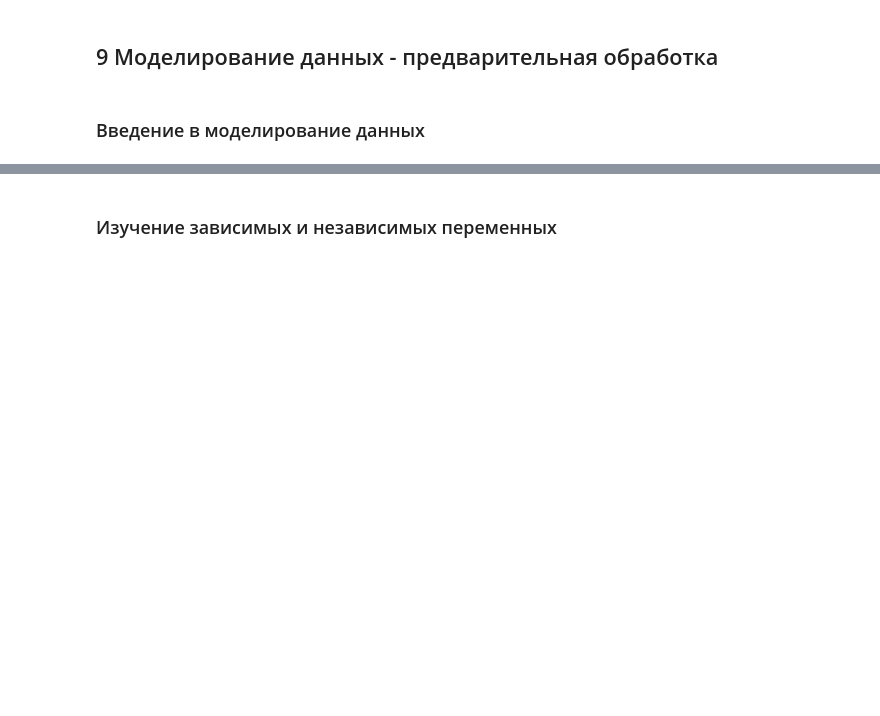
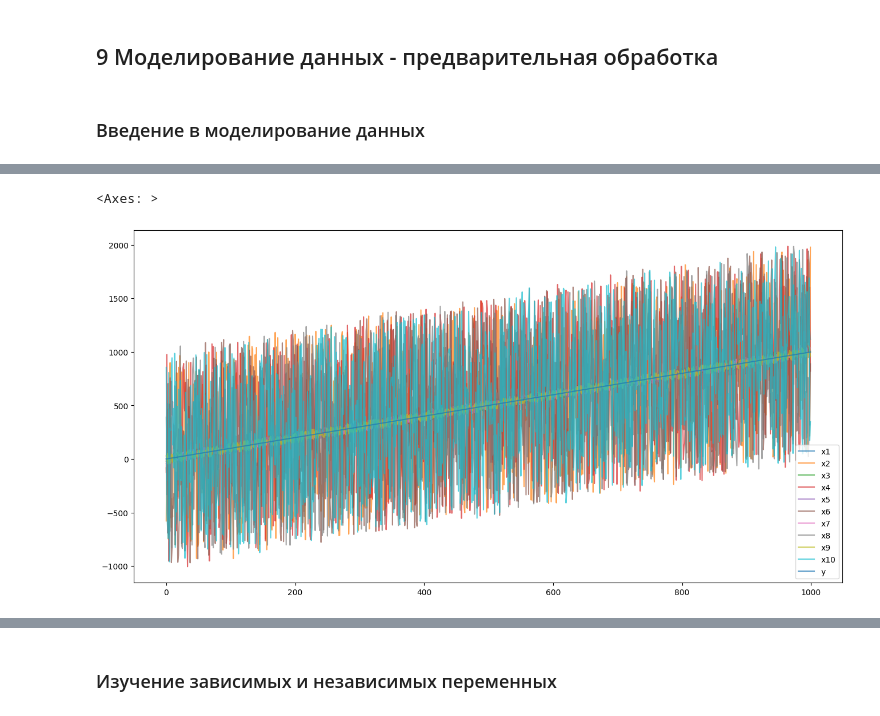
Before and after one commit to rgenius-ru/pandas_lessons, a Jupyter notebook: lessons/Pandas_for_Data_Engineering/part3.ipynb, the cells around one changed output, grey strips where cells are left out. Saved outputs shown, nothing was run; the diff lists cells and outputs as text; code cells hidden in the pictures; blank space fills up the shorter version.

```diff
--- a/lessons/Pandas_for_Data_Engineering/part3.ipynb
+++ b/lessons/Pandas_for_Data_Engineering/part3.ipynb
@@ -29,0 +145,15 @@
+# %%
+np.random.seed(55)
+
+multi_coll_data = pd.DataFrame({'x1': range(1000)})
+
+for i in range(9):
+    multi_coll_data['x' + str(i + 2)] = np.add(list(range(1000)), np.random.uniform(-50, 50, 1000))
+
+
+for i in range(0, 9, 2):
+    multi_coll_data['x' + str(i + 2)] = np.add(multi_coll_data['x' + str(i + 2)], 10 * np.random.uniform(-100, 100, 1000))
+
+
+np.random.normal(-100, 100, 1000)
+multi_coll_data['y'] = range(1000)
@@ -29,0 +188,5 @@
+# %%
+multi_coll_data.plot(figsize=(16, 8), alpha=0.7)
+# %% [output]
+<Axes: >
+[figure, added]
```
Also changed, not shown: parts of 15 cells of this notebook.
